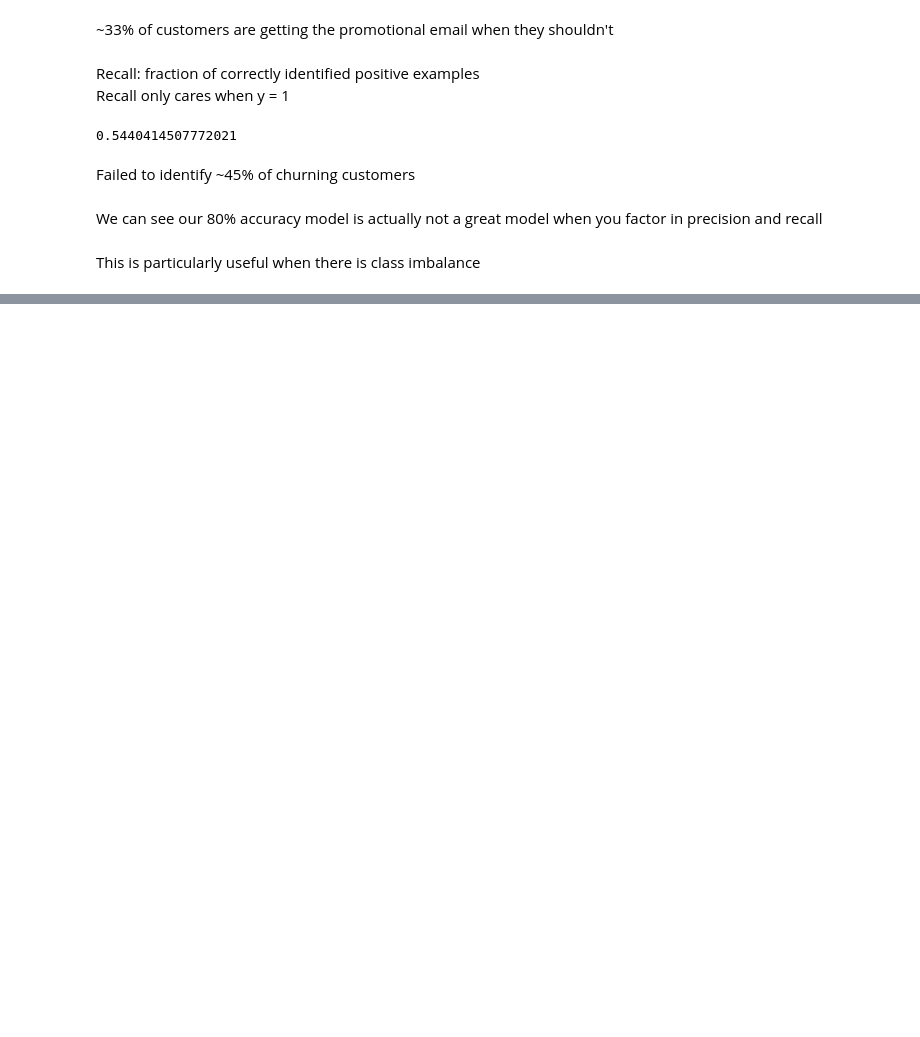
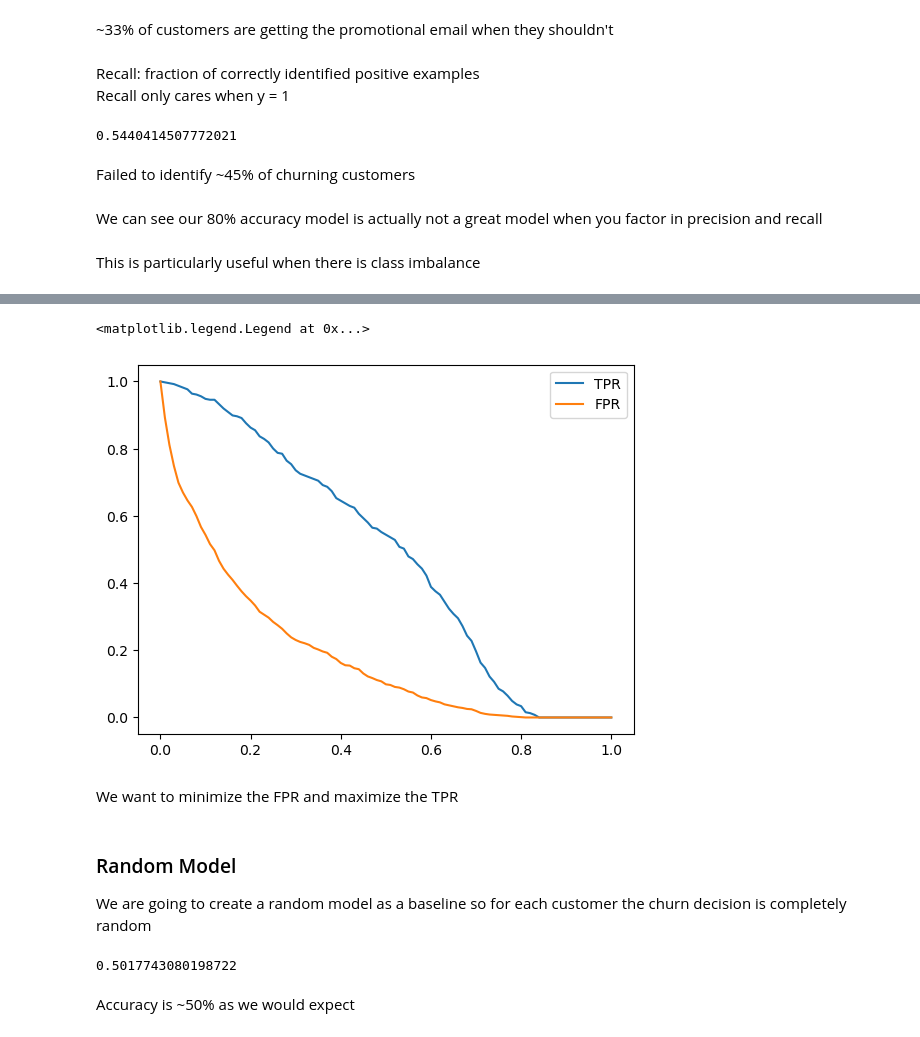
Before and after one commit to TylerJSimpson/machine_learning_zoomcamp, a Jupyter notebook: week_4/example.ipynb, the cells around one changed output, grey strips where cells are left out. Saved outputs shown, nothing was run; the diff lists cells and outputs as text; code cells hidden in the pictures; blank space fills up the shorter version.

```diff
--- a/week_4/example.ipynb
+++ b/week_4/example.ipynb
@@ -290,0 +313,29 @@ This is particularly useful when there is class imbalance
+# %%
+thresholds = np.linspace(0, 1, 101)
+
+scores = []
+
+for t in thresholds:
+
+    #first create confusion table
+    actual_positive = (y_val == 1)
+    actual_negative = (y_val == 0)
+
+    #replacing hard coded t with thresholds
+    predict_positive = (y_pred >= t)
+    predict_negative = (y_pred < t)
+
+    #add values
+    tp = (predict_positive & actual_positive).sum()
+    tn = (predict_negative & actual_negative).sum()
+    fp = (predict_positive & actual_negative).sum()
+    fn = (predict_negative & actual_positive).sum()
+
+    scores.append((t,tp,tn,fp,fn))
+# %%
+columns = ['threshold','tp','tn','fp','fn']
+df_scores = pd.DataFrame(scores, columns=columns)
+# %%
+#add tpr and fpr
+df_scores['tpr'] = df_scores.tp / (df_scores.tp + df_scores.fn)
+df_scores['fpr'] = df_scores.fp / (df_scores.fp + df_scores.tn)
@@ -290,0 +358,12 @@ This is particularly useful when there is class imbalance
+# %%
+plt.plot(df_scores.threshold, df_scores['tpr'], label = 'TPR')
+plt.plot(df_scores.threshold, df_scores['fpr'], label = 'FPR')
+plt.legend()
+# %% [output]
+<matplotlib.legend.Legend at 0x...>
+[figure, added]
+# %% [markdown]
+We want to minimize the FPR and maximize the TPR
+# %% [markdown]
+### Random Model
+We are going to create a random model as a baseline so for each customer the churn decision is completely random
@@ -290,0 +374,7 @@ This is particularly useful when there is class imbalance
+# %%
+#check accuracy
+((y_rand >= 0.5) == y_val).mean()
+# %% [output]
+0.5017743080198722
+# %% [markdown]
+Accuracy is ~50% as we would expect
```
Also changed, not shown: parts of 32 cells of this notebook.
